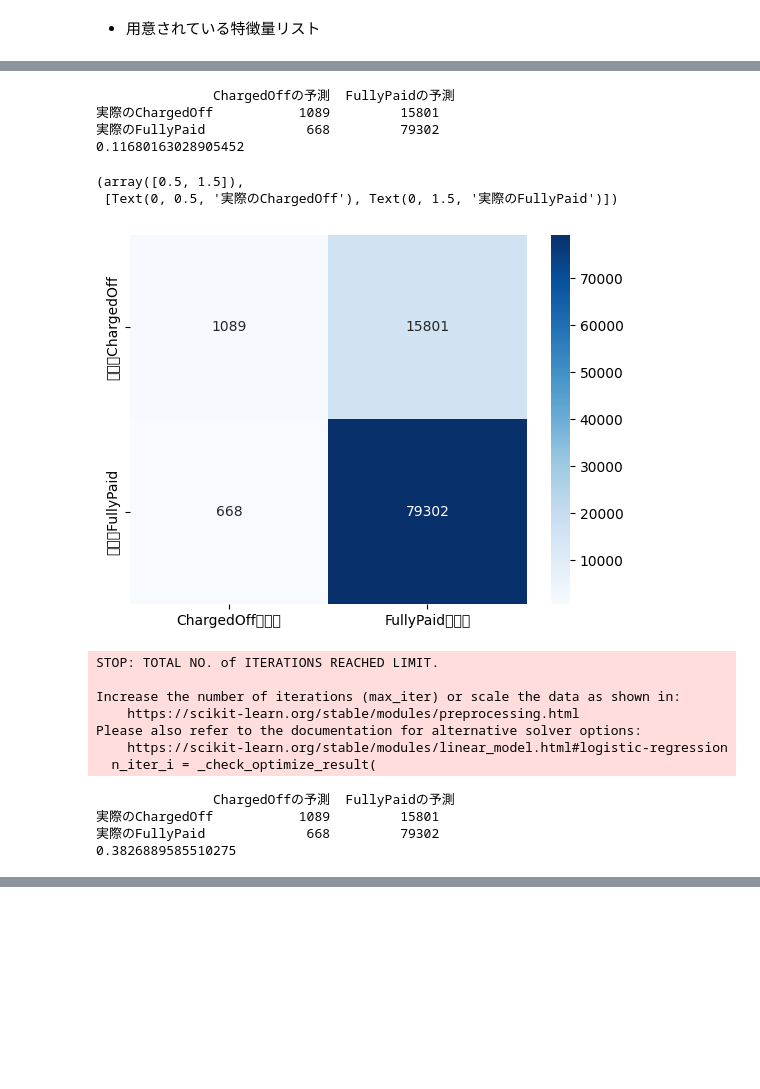
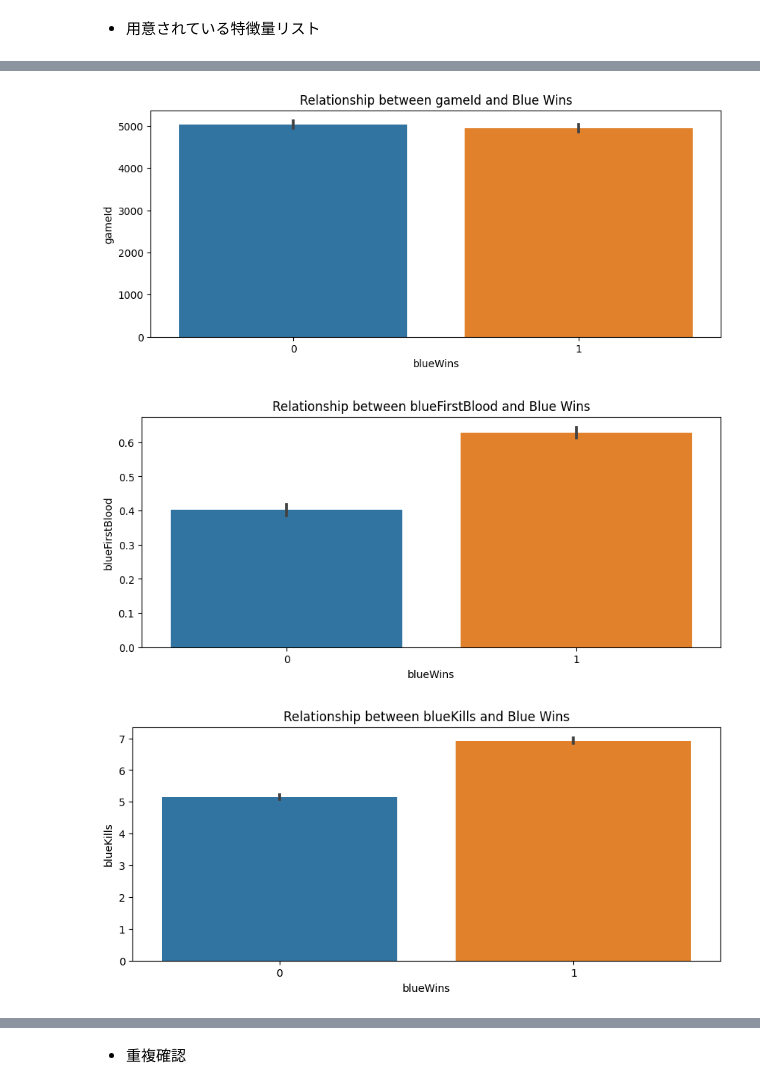
Before and after one commit to tImagawa09/SIGNATE, a Jupyter notebook: 02_【第42回_Beginner限定コンペ】PCゲームの勝敗予測/notebooks/00_EDA.ipynb, the cells around one changed output, grey strips where cells are left out. Saved outputs shown, nothing was run; the diff lists cells and outputs as text; code cells hidden in the pictures; blank space fills up the shorter version.

```diff
--- a/02_【第42回_Beginner限定コンペ】PCゲームの勝敗予測/notebooks/00_EDA.ipynb
+++ b/02_【第42回_Beginner限定コンペ】PCゲームの勝敗予測/notebooks/00_EDA.ipynb
@@ -216,24 +107,0 @@ Please also refer to the documentation for alternative solver options:
-# %%
-# 混同行列の作成
-cm = confusion_matrix(y_true=y_test, y_pred=y_pred)
-
-# 混同行列をデータフレーム化
-df_cm = pd.DataFrame(np.rot90(cm, 2), index=["実際のChargedOff", "実際のFullyPaid"], columns=["ChargedOffの予測", "FullyPaidの予測"])
-print(df_cm)
-
-# F1 Scoreの算出
-f1 = f1_score(y_test, y_pred)
-print(f1)
-# %% [output]
-               ChargedOffの予測  FullyPaidの予測
-実際のChargedOff           1089         15801
-実際のFullyPaid             668         79302
-0.11680163028905452
-# %%
-# heatmapによる混同行列の可視化
-sns.heatmap(df_cm, annot=True, fmt="2g", cmap='Blues')
-plt.yticks(va='center')
-# %% [output]
-(array([0.5, 1.5]),
- [Text(0, 0.5, '実際のChargedOff'), Text(0, 1.5, '実際のFullyPaid')])
-[figure, removed]
@@ -250,26 +108,12 @@ df["loan_status"] = df["loan_status"].astype(int)
-# %%
-# 学習
-lr = LogisticRegression()
-lr.fit(X_resampled, y_resampled)
-
-# 予測
-y_pred = lr.predict(X_test)
-# %% [output]
-STOP: TOTAL NO. of ITERATIONS REACHED LIMIT.
-
-Increase the number of iterations (max_iter) or scale the data as shown in:
-    https://scikit-learn.org/stable/modules/preprocessing.html
-Please also refer to the documentation for alternative solver options:
-    https://scikit-learn.org/stable/modules/linear_model.html#logistic-regression
-  n_iter_i = _check_optimize_result(
-# %%
-df_cm = pd.DataFrame(np.rot90(cm, 2), index=["実際のChargedOff", "実際のFullyPaid"], columns=["ChargedOffの予測", "FullyPaidの予測"])
-print(df_cm)
-
-f1 = f1_score(y_test, y_pred)
-print(f1)
-# %% [output]
-               ChargedOffの予測  FullyPaidの予測
-実際のChargedOff           1089         15801
-実際のFullyPaid             668         79302
-0.3826889585510275
+# %%
+# ターゲット変数との関係を観察
+for column in train.columns:
+    if column != 'blueWins':
+        plt.figure(figsize=(10, 4))
+        sns.barplot(x='blueWins', y=column, data=train)
+        plt.title(f'Relationship between {column} and Blue Wins')
+        plt.show()
+# %% [output]
+[figure, added]
+[figure, added]
+[figure, added]
@@ -275,0 +126,2 @@ print(f1)
+# %% [markdown]
+- 重複確認
```
Also changed, not shown: parts of 22 cells of this notebook, 14 other files.
